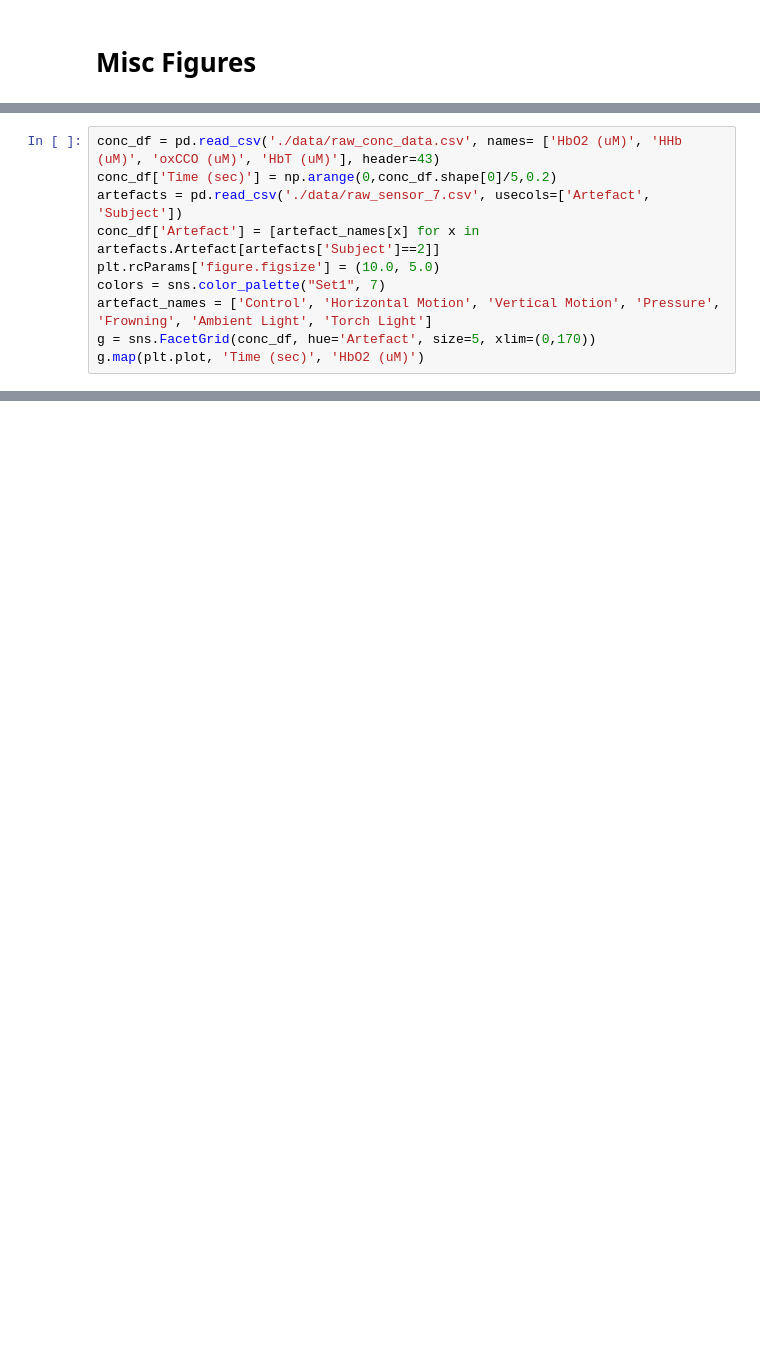
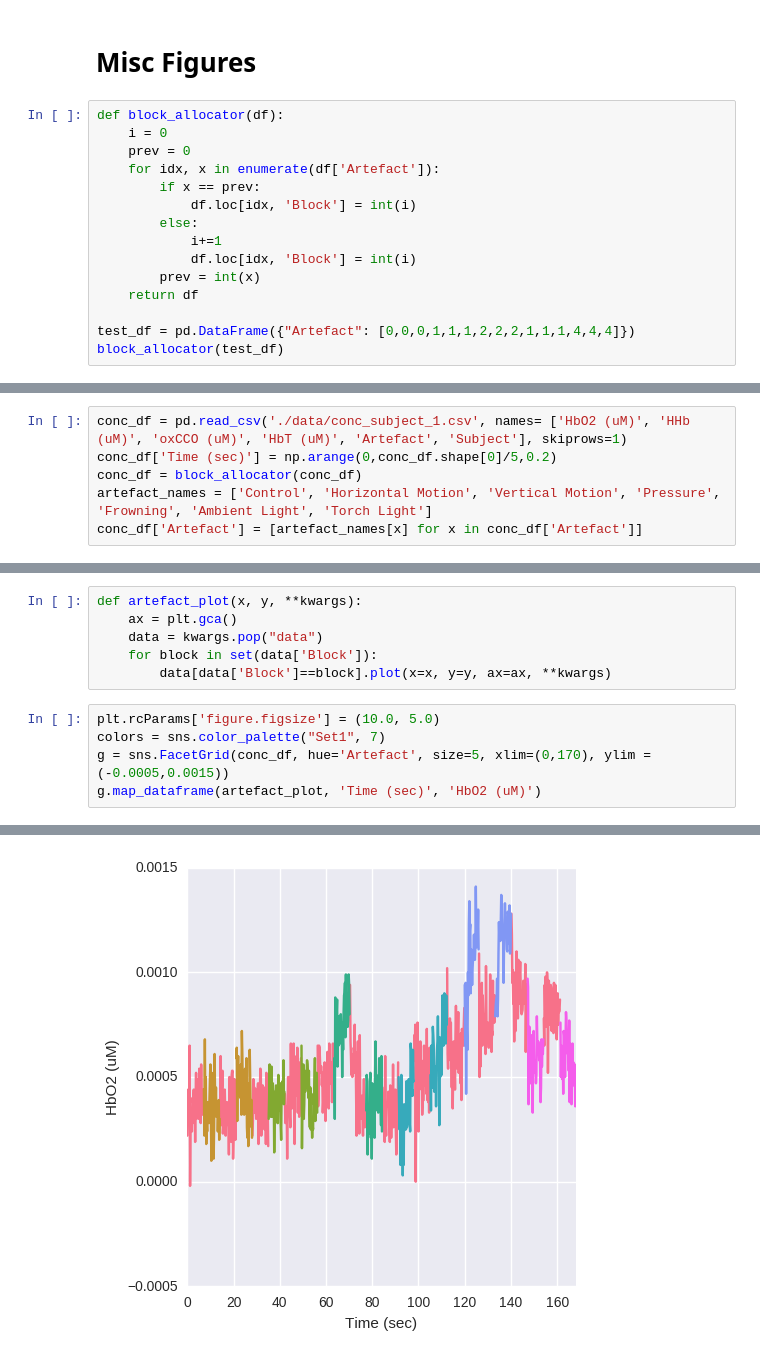
Before and after one commit to buck06191/ABROAD, a Jupyter notebook: Figure-Generation.ipynb, the cells around one changed output, grey strips where cells are left out. Cells and saved outputs as stored; diff of their text form; blank space fills up the shorter version.

```diff
--- a/Figure-Generation.ipynb
+++ b/Figure-Generation.ipynb
@@ -61,2 +78,17 @@ for df in features:
 # %% [markdown]
 # Misc Figures
+# %%
+def block_allocator(df):
+    i = 0
+    prev = 0
+    for idx, x in enumerate(df['Artefact']):
+        if x == prev:
+            df.loc[idx, 'Block'] = int(i)
+        else:
+            i+=1
+            df.loc[idx, 'Block'] = int(i)
+        prev = int(x)
+    return df
+
+test_df = pd.DataFrame({"Artefact": [0,0,0,1,1,1,2,2,2,1,1,1,4,4,4]})
+block_allocator(test_df)
@@ -63,10 +112,6 @@ for df in features:
 # %%
-conc_df = pd.read_csv('./data/raw_conc_data.csv', names= ['HbO2 (uM)', 'HHb (uM)', 'oxCCO (uM)', 'HbT (uM)'], header=43)
+conc_df = pd.read_csv('./data/conc_subject_1.csv', names= ['HbO2 (uM)', 'HHb (uM)', 'oxCCO (uM)', 'HbT (uM)', 'Artefact', 'Subject'], skiprows=1)
 conc_df['Time (sec)'] = np.arange(0,conc_df.shape[0]/5,0.2)
-artefacts = pd.read_csv('./data/raw_sensor_7.csv', usecols=['Artefact', 'Subject'])
-conc_df['Artefact'] = [artefact_names[x] for x in artefacts.Artefact[artefacts['Subject']==2]]
-plt.rcParams['figure.figsize'] = (10.0, 5.0)
-colors = sns.color_palette("Set1", 7)
+conc_df = block_allocator(conc_df)
 artefact_names = ['Control', 'Horizontal Motion', 'Vertical Motion', 'Pressure', 'Frowning', 'Ambient Light', 'Torch Light']
-g = sns.FacetGrid(conc_df, hue='Artefact', size=5, xlim=(0,170))
-g.map(plt.plot, 'Time (sec)', 'HbO2 (uM)')
+conc_df['Artefact'] = [artefact_names[x] for x in conc_df['Artefact']]
@@ -83,0 +118,12 @@ conc_df.shape
+# %%
+def artefact_plot(x, y, **kwargs):
+    ax = plt.gca()
+    data = kwargs.pop("data")
+    for block in set(data['Block']):
+        data[data['Block']==block].plot(x=x, y=y, ax=ax, **kwargs)
+# %%
+plt.rcParams['figure.figsize'] = (10.0, 5.0)
+colors = sns.color_palette("Set1", 7)
+g = sns.FacetGrid(conc_df, hue='Artefact', size=5, xlim=(0,170), ylim = (-0.0005,0.0015))
+g.map_dataframe(artefact_plot, 'Time (sec)', 'HbO2 (uM)')
+# %% [output]
@@ -83,0 +131 @@ conc_df.shape
+[figure, added]
```
Also changed, not shown: parts of 10 cells of this notebook, 1 other file.
